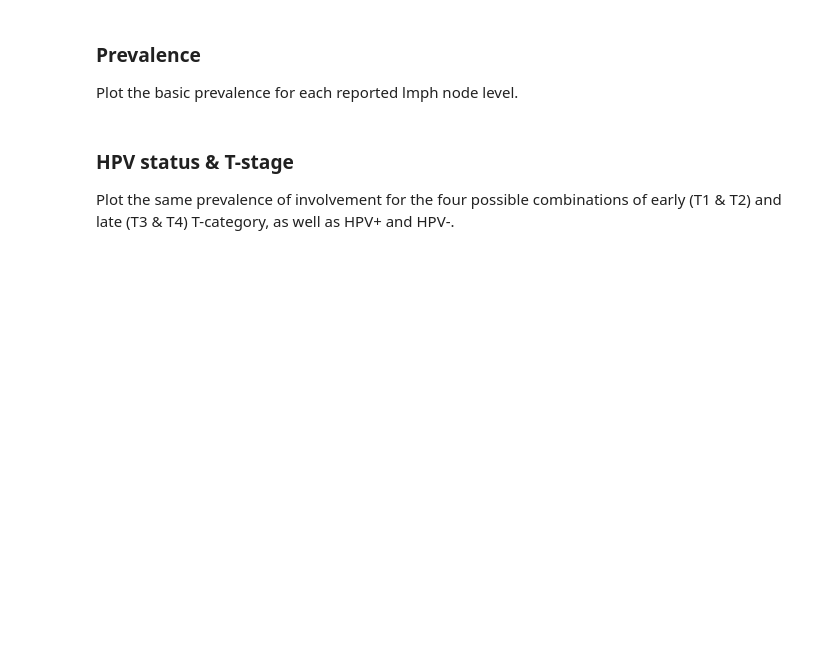
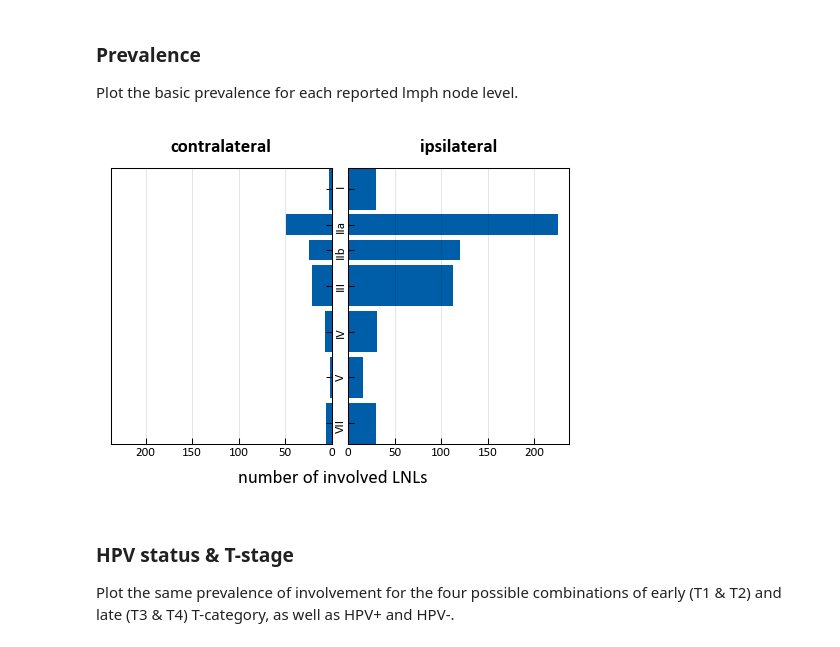
Before and after one commit to rmnldwg/lydata, a Jupyter notebook: 2021-usz-oropharynx/figures.ipynb, the cells around one changed output. Cells and saved outputs as stored; diff of their text form; code cells hidden in the pictures; blank space fills up the shorter version.

```diff
--- a/2021-usz-oropharynx/figures.ipynb
+++ b/2021-usz-oropharynx/figures.ipynb
@@ -61,13 +66,13 @@ def set_size(
 
     return (width, height)
 
-plt.style.use(".mplstyle")
+plt.style.use("figures/.mplstyle")
 # %%
 SAVE_PLOTS = True
-PLOT_PATH = Path("./figures")
-DATA_PATH = Path("./data.csv")
+PLOT_PATH = Path("./figures").resolve()
 # %% [markdown]
 ## Loading the Data
 # %%
-usz_data = pd.read_csv(DATA_PATH, header=[0,1,2])
+filepath = "./data.csv"
+usz_data = pd.read_csv(filepath, header=[0,1,2])
 usz_data
@@ -174,0 +191,21 @@ diagnostic_data = diagnostic_data.drop(
+# %%
+involvement = usz_data[["MRI", "PET", "FNA", "CT"]]
+involvement = involvement.drop(
+    columns=[
+        "date", "Ia", "Ib", "II", "VI", "VIII", "IX", "X"
+    ], level=2
+)
+lateral = usz_data[("tumor", "1", "side")]
+
+diagnostic_data = involvement.copy()
+diagnostic_data = diagnostic_data.rename(columns={"right": "ipsi", "left": "contra"})
+# choose columns based on lateralization and put it in new DataFrame
+other_side = {"left": "right", "right": "left"}
+for mod in ["PET", "MRI", "FNA", "CT"]:
+    for side in ["left", "right"]:
+        ipsi = involvement.loc[lateral == side, (mod, side)]
+        contra = involvement.loc[lateral == side, (mod, other_side[side])]
+        diagnostic_data.loc[lateral == side, (mod, "ipsi")] = ipsi.values
+        diagnostic_data.loc[lateral == side, (mod, "contra")] = contra.values
+
+diagnostic_data
@@ -198,40 +266,36 @@ Plot the basic prevalence for each reported lmph node level.
 # %%
 w, sp = 0.9, 0.1
 labels  = ["I","IIa","IIb","III","IV","V","VII"]
 widths  = [w  , w/2, w/2  , w   , w  , w , w   ]
 pos     = [np.sum(widths[0:i])+i*sp for i in range(len(widths))]
 
-fig, ax = plt.subplots(
-    1,2,
-    figsize=set_size(),
-    sharey=True,
-    gridspec_kw={"wspace": 0.075},
-    constrained_layout=False,
-);
+fig, ax = plt.subplots(1,2, figsize=set_size(), sharey=True, gridspec_kw={"wspace": 0.075});
 
 for k,side in enumerate(["contra", "ipsi"]):
     heights = []
     for i,column in enumerate(combined_diagnostic_data[side]):
         heights.append(np.sum(combined_diagnostic_data[(side, column)] > 1.))
 
     ax[k].barh(pos, heights, height=widths, align="edge");
     ax[k].grid(axis="x")
 
 x_lim = ax[1].get_xlim();
 ax[0].set_xlim(x_lim[::-1]);
 ax[0].set_yticks(pos+(np.array(widths)/2.));
 ax[0].set_yticklabels(labels, rotation=90.);
 ax[0].yaxis.tick_right();
 ax[0].set_ylim([np.min(pos), np.max(pos + np.array(widths))][::-1]);
 ax[0].set_title("contralateral", fontsize=9);
 
 ax[1].set_xlim(x_lim);
 ax[1].set_title("ipsilateral", fontsize=9);
 
 fig.supxlabel("number of involved LNLs", fontweight="normal", fontsize="medium");
 
 if SAVE_PLOTS:
     plt.savefig(PLOT_PATH / "ipsi_vs_contra.svg");
+# %% [output]
+[figure, added]
 # %% [markdown]
 ### HPV status & T-stage
 
```
Also changed, not shown: parts of 11 cells of this notebook, 59 other files.
